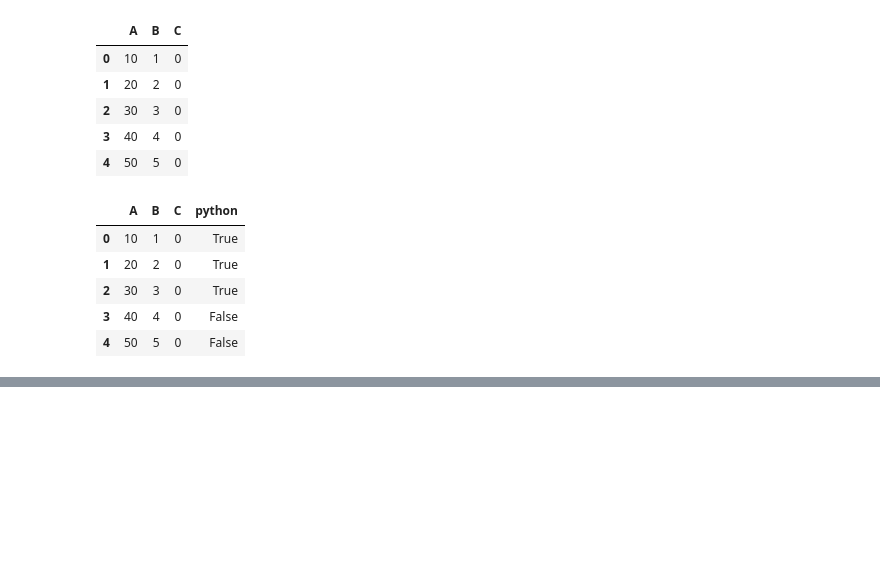
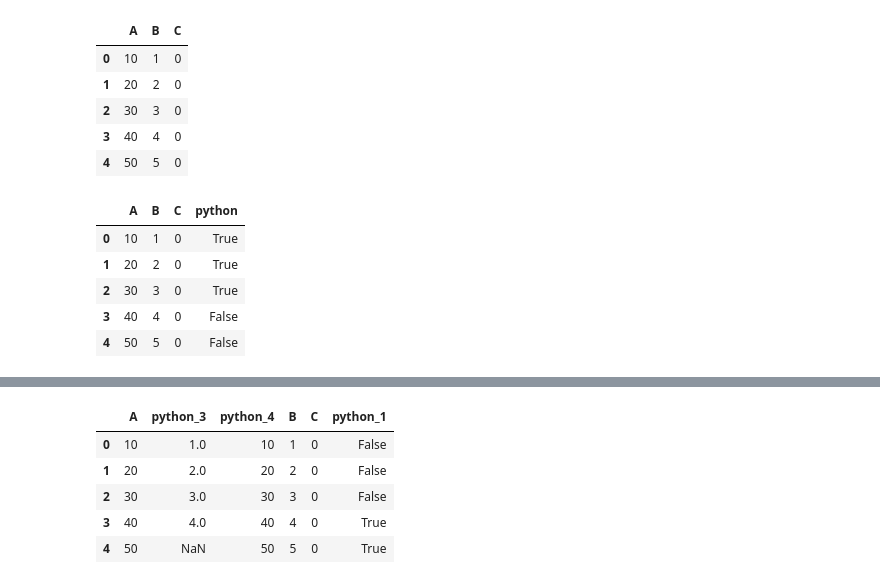
Before and after one commit to manaskumre20-mk/Python-Decode, a Jupyter notebook: pandas.ipynb, the cells around one changed output, grey strips where cells are left out. Drawn from its saved outputs; the diff is of its cells as text; code cells hidden in the pictures; blank space fills up the shorter version.

```diff
--- a/pandas.ipynb
+++ b/pandas.ipynb
@@ -249,0 +252,9 @@ df
+# %%
+df
+# %% [output]
+|  | A | python_3 | python_4 | B | C | python_1 |
+| 0 | 10 | 1.0 | 10 | 1 | 0 | False |
+| 1 | 20 | 2.0 | 20 | 2 | 0 | False |
+| 2 | 30 | 3.0 | 30 | 3 | 0 | False |
+| 3 | 40 | 4.0 | 40 | 4 | 0 | True |
+| 4 | 50 | NaN | 50 | 5 | 0 | True |
```
Also changed, not shown: parts of 4 cells of this notebook, 10 other files.
